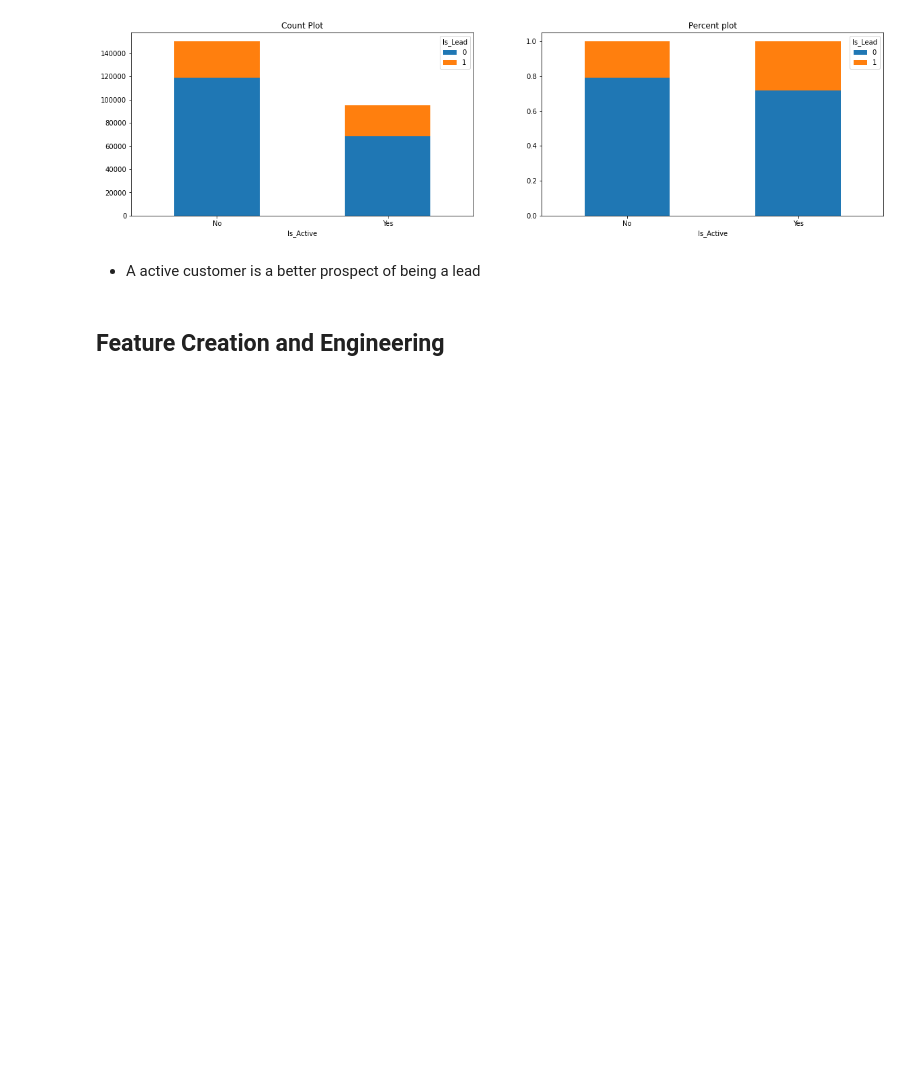
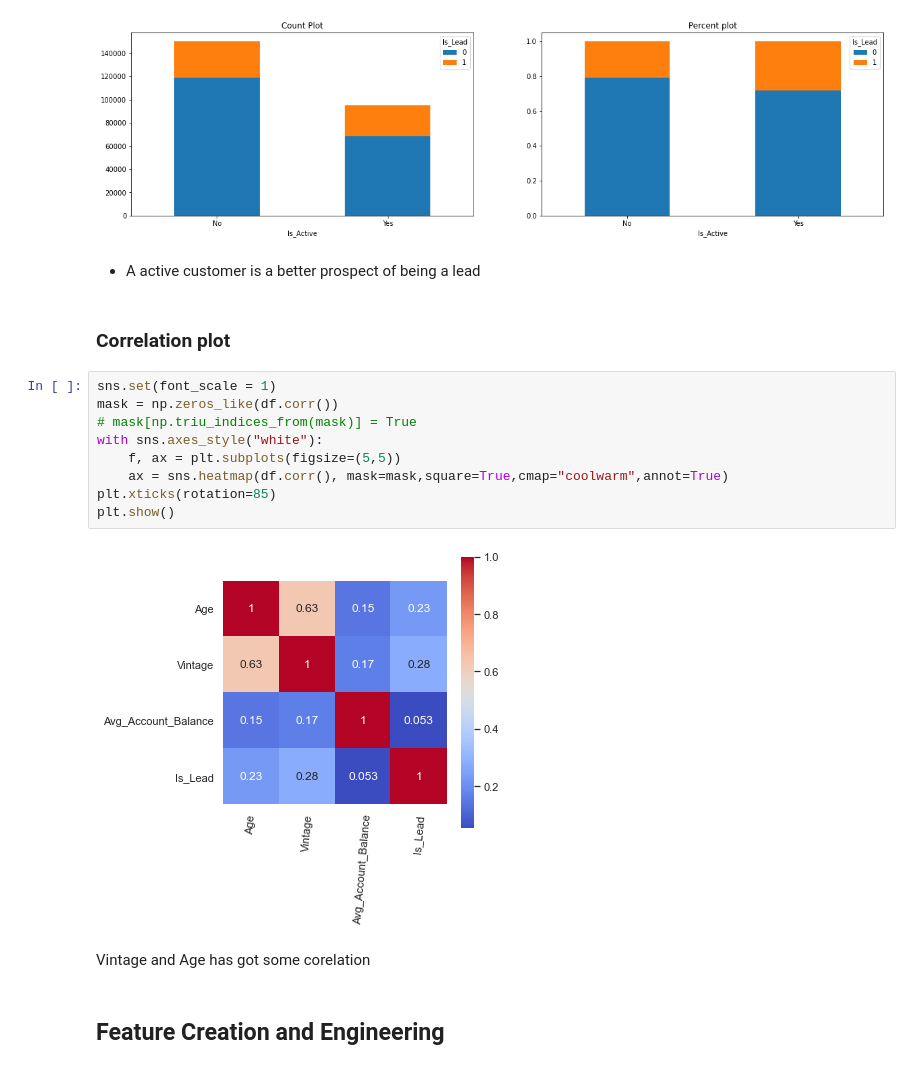
Before and after one commit to akshaydharmik/leads-prediction-for-credit-card-promotions, a Jupyter notebook: leads prediction for credit card promotions.ipynb, the cells around one changed output. Saved outputs shown, nothing was run; the diff lists cells and outputs as text; blank space fills up the shorter version.

```diff
--- a/leads prediction for credit card promotions.ipynb
+++ b/leads prediction for credit card promotions.ipynb
@@ -260,6 +274,21 @@ plt.show()
 [figure]
 # %% [markdown]
 - A active customer is a better prospect of being a lead
+# %% [markdown]
+### Correlation plot
+# %%
+sns.set(font_scale = 1)
+mask = np.zeros_like(df.corr())
+# mask[np.triu_indices_from(mask)] = True
+with sns.axes_style("white"):
+    f, ax = plt.subplots(figsize=(5,5))
+    ax = sns.heatmap(df.corr(), mask=mask,square=True,cmap="coolwarm",annot=True)
+plt.xticks(rotation=85)
+plt.show()
+# %% [output]
+[figure, added]
+# %% [markdown]
+ Vintage and Age has got some corelation
 # %% [markdown]
  ## Feature Creation and Engineering
 # %% [markdown]
```
Also changed, not shown: parts of 6 cells of this notebook.
